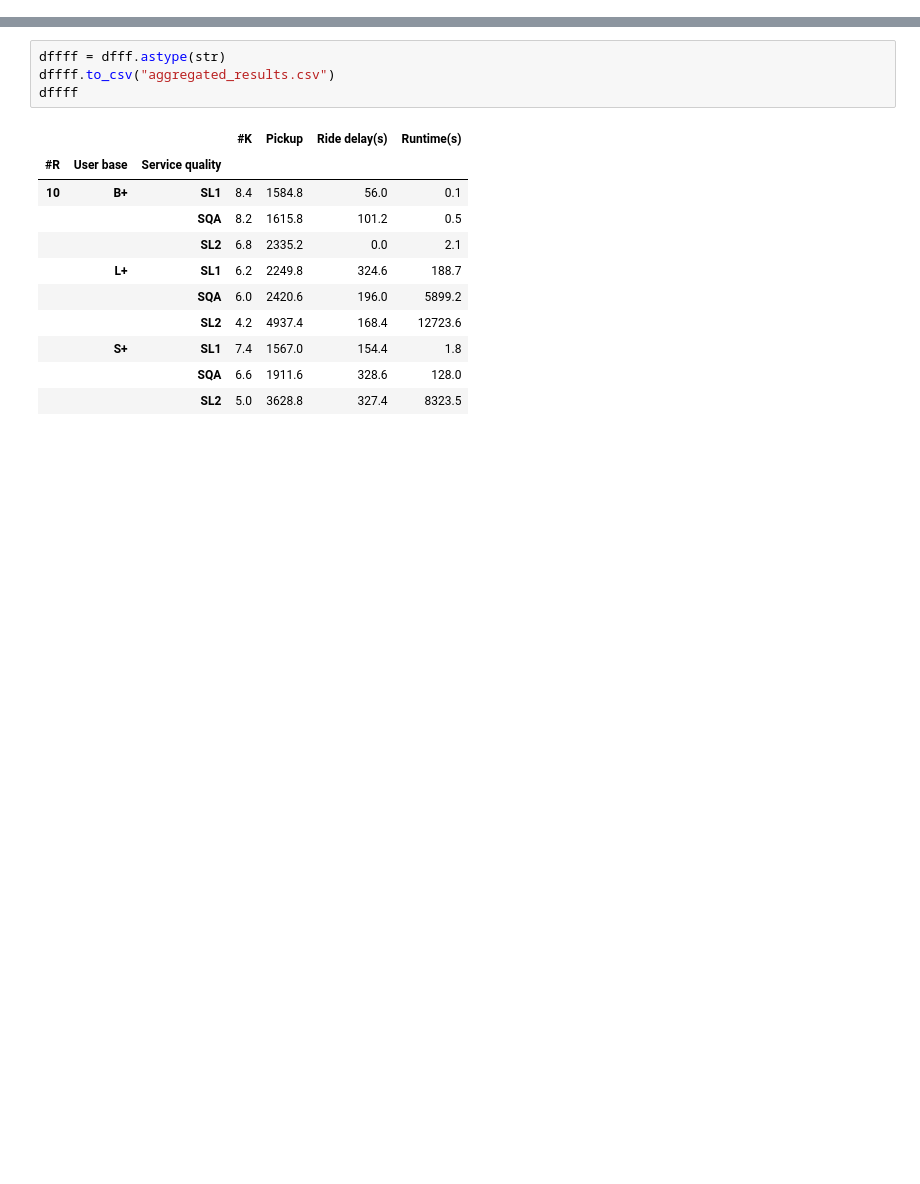
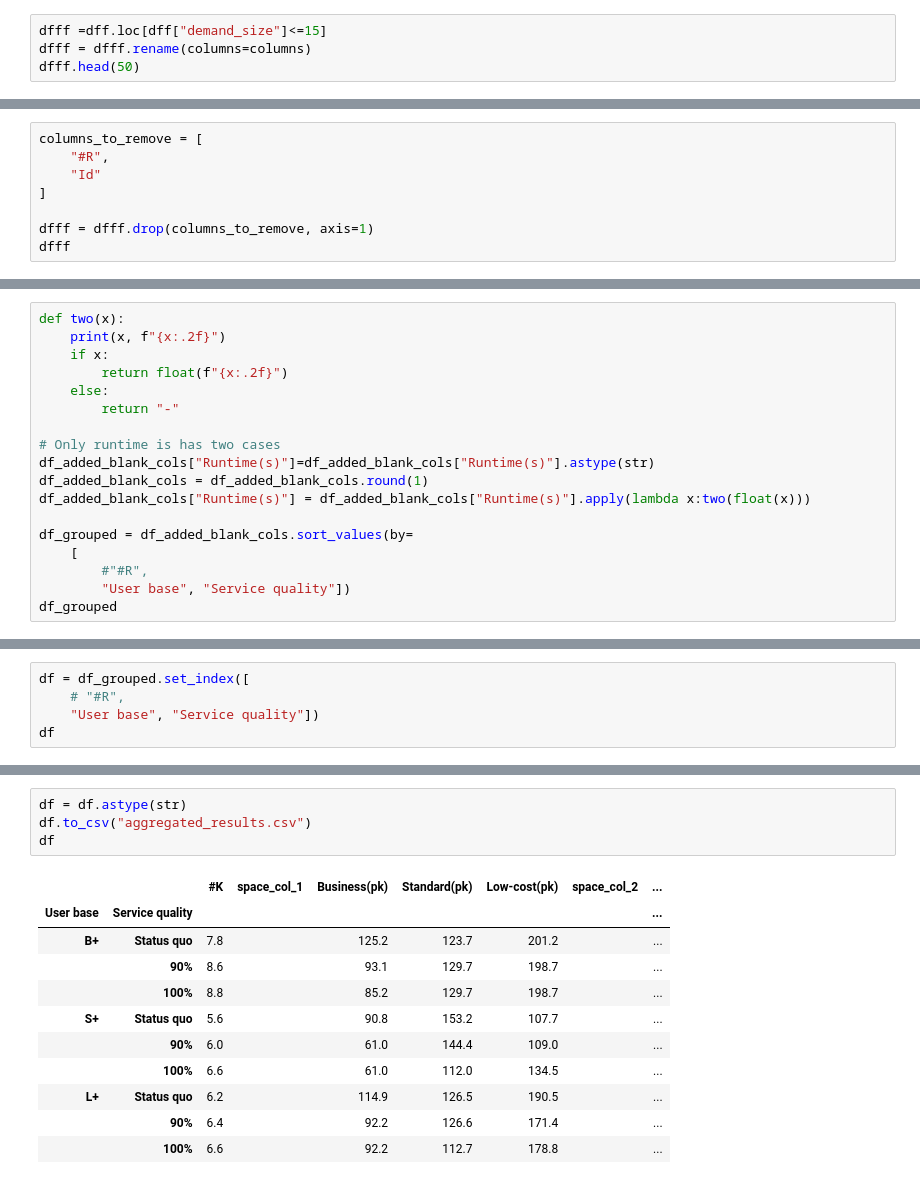
Before and after one commit to brenobeirigo/input_tripdata, a Jupyter notebook: analysis/darp_sq.ipynb, the cells around one changed output, grey strips where cells are left out. Cells and saved outputs as stored; diff of their text form; blank space fills up the shorter version.

Commit message:
new table (pickup and ride delays)

```diff
--- a/analysis/darp_sq.ipynb
+++ b/analysis/darp_sq.ipynb
@@ -80,0 +116,4 @@ dfff
+# %%
+dfff =dff.loc[dff["demand_size"]<=15]
+dfff = dfff.rename(columns=columns)
+dfff.head(50)
@@ -128,0 +165,8 @@ dfff=dfff.round(1)
+# %%
+columns_to_remove = [
+    "#R",
+    "Id"
+]
+
+dfff = dfff.drop(columns_to_remove, axis=1)
+dfff
@@ -128,0 +219,18 @@ dfff=dfff.round(1)
+# %%
+def two(x):
+    print(x, f"{x:.2f}")
+    if x:
+        return float(f"{x:.2f}")
+    else:
+        return "-"
+
+# Only runtime is has two cases
+df_added_blank_cols["Runtime(s)"]=df_added_blank_cols["Runtime(s)"].astype(str)
+df_added_blank_cols = df_added_blank_cols.round(1)
+df_added_blank_cols["Runtime(s)"] = df_added_blank_cols["Runtime(s)"].apply(lambda x:two(float(x)))
+
+df_grouped = df_added_blank_cols.sort_values(by=
+    [
+        #"#R",
+        "User base", "Service quality"])
+df_grouped
@@ -128,0 +262,5 @@ dfff=dfff.round(1)
+# %%
+df = df_grouped.set_index([
+    # "#R",
+    "User base", "Service quality"])
+df
@@ -129,17 +279,17 @@ dfff=dfff.round(1)
 # %%
-dffff = dfff.astype(str)
-dffff.to_csv("aggregated_results.csv")
-dffff
+df = df.astype(str)
+df.to_csv("aggregated_results.csv")
+df
 # %% [output]
-|  |  |  | #K | Pickup | Ride delay(s) | Runtime(s) |
-| #R | User base | Service quality |  |  |  |  |
-| 10 | B+ | SL1 | 8.4 | 1584.8 | 56.0 | 0.1 |
-|  |  | SQA | 8.2 | 1615.8 | 101.2 | 0.5 |
-|  |  | SL2 | 6.8 | 2335.2 | 0.0 | 2.1 |
-|  | L+ | SL1 | 6.2 | 2249.8 | 324.6 | 188.7 |
-|  |  | SQA | 6.0 | 2420.6 | 196.0 | 5899.2 |
-|  |  | SL2 | 4.2 | 4937.4 | 168.4 | 12723.6 |
-|  | S+ | SL1 | 7.4 | 1567.0 | 154.4 | 1.8 |
-|  |  | SQA | 6.6 | 1911.6 | 328.6 | 128.0 |
-|  |  | SL2 | 5.0 | 3628.8 | 327.4 | 8323.5 |
+|  |  | #K | space_col_1 | Business(pk) | Standard(pk) | Low-cost(pk) | space_col_2 | ... |
+| User base | Service quality |  |  |  |  |  |  | ... |
+| B+ | Status quo | 7.8 |  | 125.2 | 123.7 | 201.2 |  | ... |
+|  | 90% | 8.6 |  | 93.1 | 129.7 | 198.7 |  | ... |
+|  | 100% | 8.8 |  | 85.2 | 129.7 | 198.7 |  | ... |
+| S+ | Status quo | 5.6 |  | 90.8 | 153.2 | 107.7 |  | ... |
+|  | 90% | 6.0 |  | 61.0 | 144.4 | 109.0 |  | ... |
+|  | 100% | 6.6 |  | 61.0 | 112.0 | 134.5 |  | ... |
+| L+ | Status quo | 6.2 |  | 114.9 | 126.5 | 190.5 |  | ... |
+|  | 90% | 6.4 |  | 92.2 | 126.6 | 171.4 |  | ... |
+|  | 100% | 6.6 |  | 92.2 | 112.7 | 178.8 |  | ... |
 # %%
```
Also changed, not shown: parts of 17 cells of this notebook.
